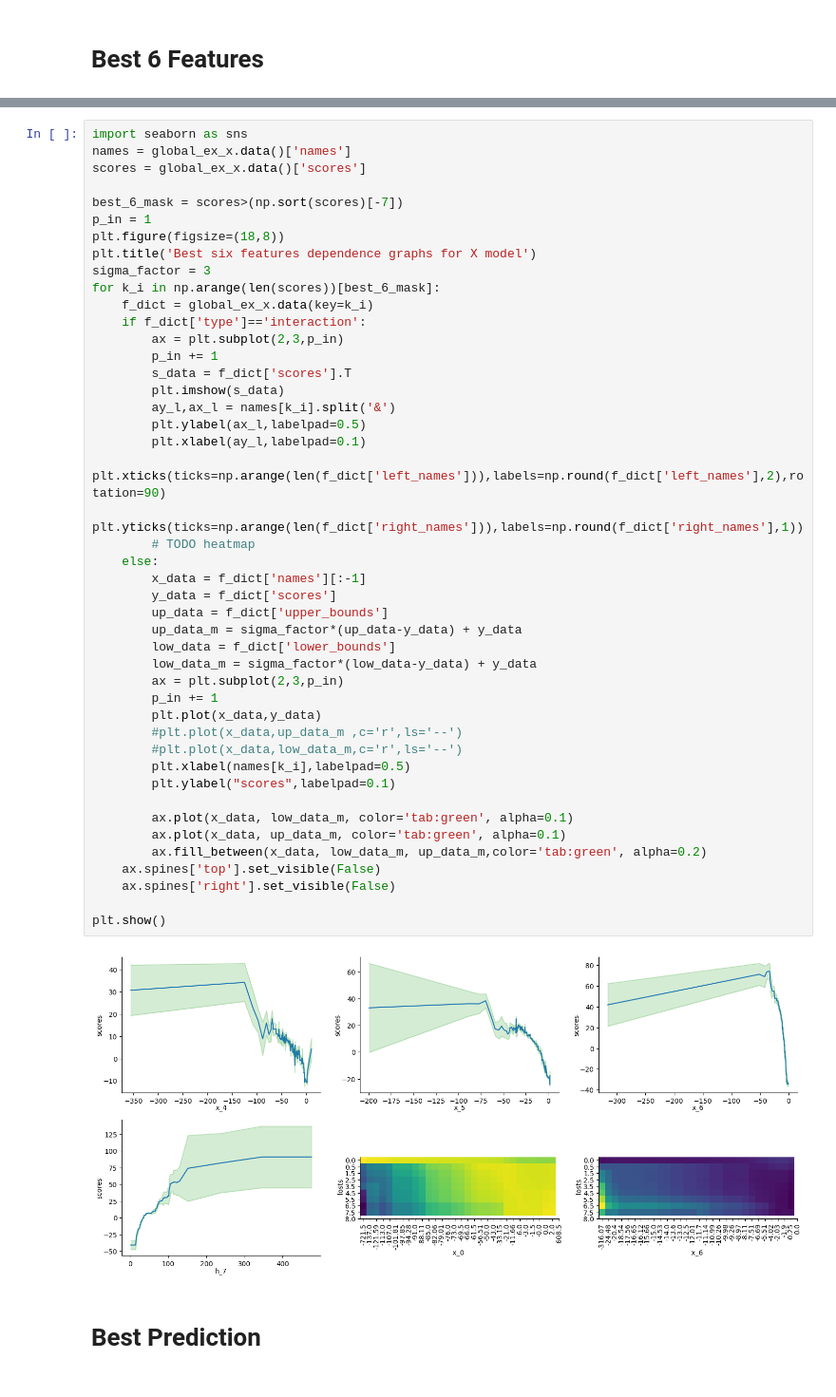
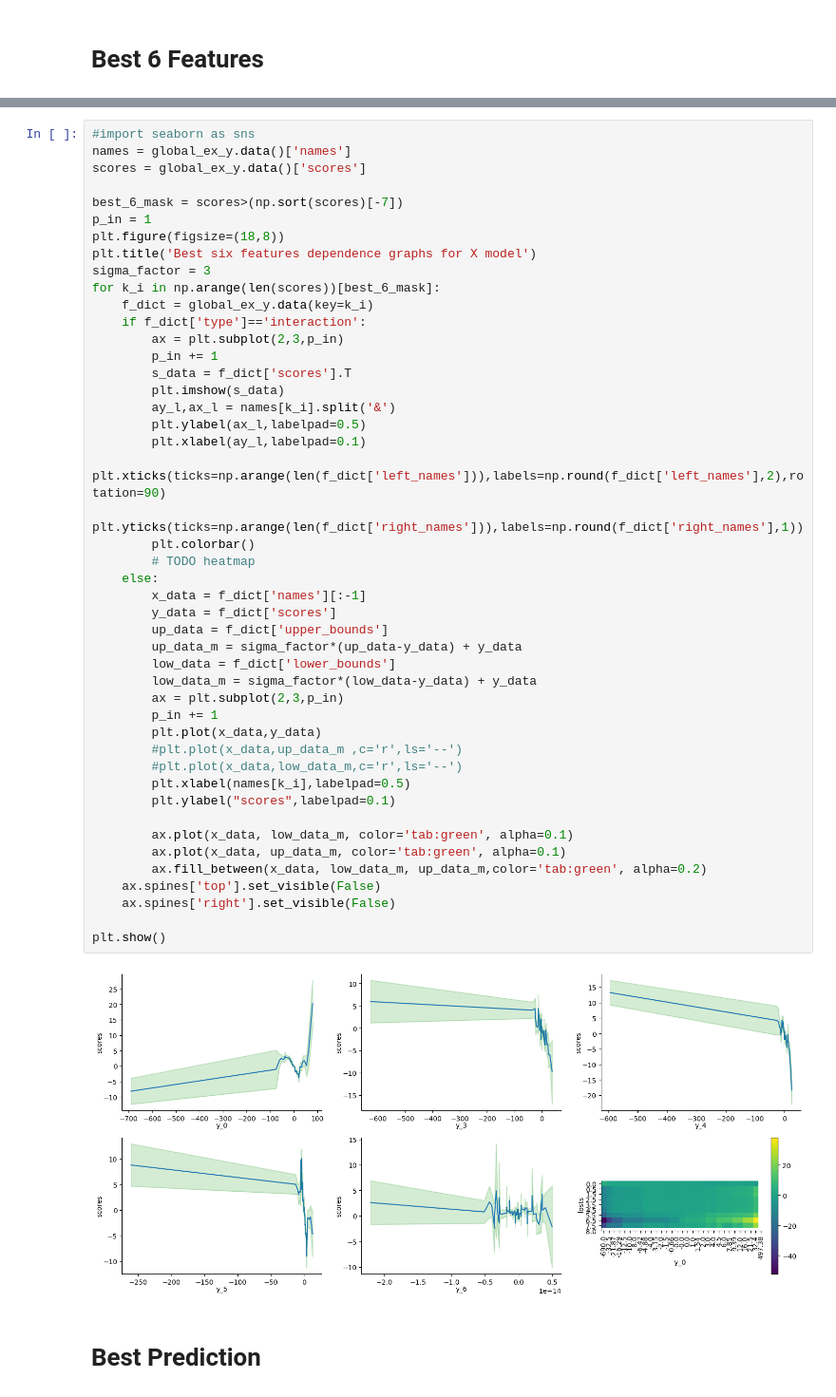
Before and after one commit to engyasin/GAM4Traffic, a Jupyter notebook: SDD_clean.ipynb, the cells around one changed output, grey strips where cells are left out. Shown at 95% size. Saved outputs shown, nothing was run; the diff lists cells and outputs as text.

```diff
--- a/SDD_clean.ipynb
+++ b/SDD_clean.ipynb
@@ -467,7 +450,7 @@ f_dict
 # %%
-import seaborn as sns
-names = global_ex_x.data()['names']
-scores = global_ex_x.data()['scores']
+#import seaborn as sns
+names = global_ex_y.data()['names']
+scores = global_ex_y.data()['scores']
 
 best_6_mask = scores>(np.sort(scores)[-7])
 p_in = 1
@@ -475,7 +458,7 @@ plt.figure(figsize=(18,8))
 plt.title('Best six features dependence graphs for X model')
 sigma_factor = 3
 for k_i in np.arange(len(scores))[best_6_mask]:
-    f_dict = global_ex_x.data(key=k_i)
+    f_dict = global_ex_y.data(key=k_i)
     if f_dict['type']=='interaction':
         ax = plt.subplot(2,3,p_in)
         p_in += 1
@@ -483,34 +466,35 @@ for k_i in np.arange(len(scores))[best_6_mask]:
         plt.imshow(s_data)
         ay_l,ax_l = names[k_i].split('&')
         plt.ylabel(ax_l,labelpad=0.5)
         plt.xlabel(ay_l,labelpad=0.1)
         plt.xticks(ticks=np.arange(len(f_dict['left_names'])),labels=np.round(f_dict['left_names'],2),rotation=90)
         plt.yticks(ticks=np.arange(len(f_dict['right_names'])),labels=np.round(f_dict['right_names'],1))
+        plt.colorbar()
         # TODO heatmap
     else:
         x_data = f_dict['names'][:-1]
         y_data = f_dict['scores']
         up_data = f_dict['upper_bounds']
         up_data_m = sigma_factor*(up_data-y_data) + y_data
         low_data = f_dict['lower_bounds']
         low_data_m = sigma_factor*(low_data-y_data) + y_data
         ax = plt.subplot(2,3,p_in)
         p_in += 1
         plt.plot(x_data,y_data)
         #plt.plot(x_data,up_data_m ,c='r',ls='--')
         #plt.plot(x_data,low_data_m,c='r',ls='--')
         plt.xlabel(names[k_i],labelpad=0.5)
         plt.ylabel("scores",labelpad=0.1)
 
         ax.plot(x_data, low_data_m, color='tab:green', alpha=0.1)
         ax.plot(x_data, up_data_m, color='tab:green', alpha=0.1)
         ax.fill_between(x_data, low_data_m, up_data_m,color='tab:green', alpha=0.2)
     ax.spines['top'].set_visible(False)
     ax.spines['right'].set_visible(False)
 
 plt.show()
 # %% [output]
-[figure, old version]
+[figure, new version]
 # %% [markdown]
 # Best Prediction
 # %%
```
Also changed, not shown: parts of 6 cells of this notebook, 7 other files.
